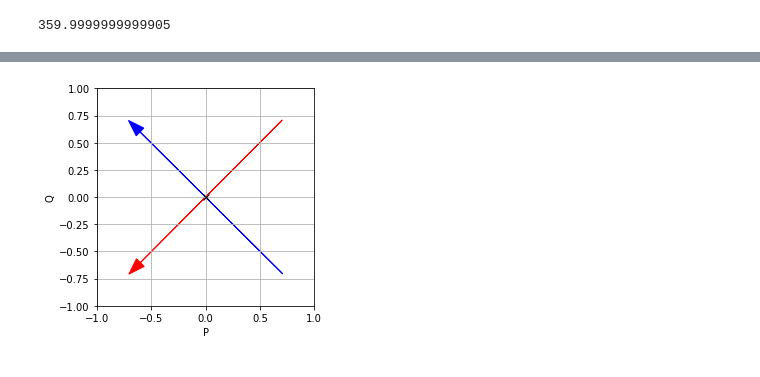
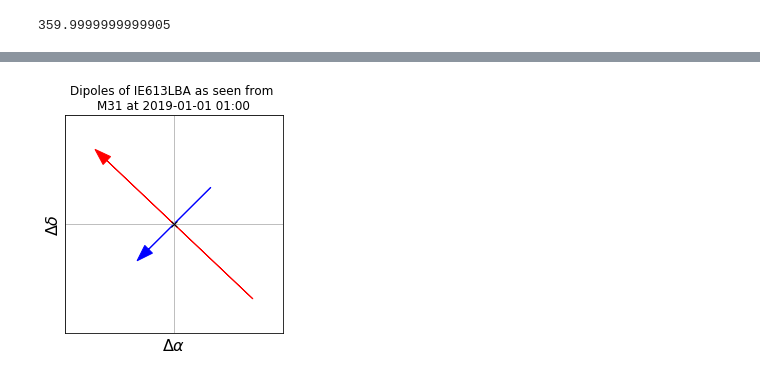
Before and after one commit to tammojan/lofarscripts, a Jupyter notebook: dipole_projection.ipynb, the cells around one changed output, grey strips where cells are left out. Drawn from its saved outputs; the diff is of its cells as text; code cells hidden in the pictures.

Commit message:
Dipole projection before refactor

```diff
--- a/dipole_projection.ipynb
+++ b/dipole_projection.ipynb
@@ -229,16 +251,64 @@ dipoles_projected_rotated = rotate_back_gcrs(test_coord_skycoord)@dipoles_gcrs
+# %%
+def rot_dec(theta):
+    """Rotates back along the y-axis with an angle theta"""
+    return  np.array([[np.cos(-theta), 0, - np.sin(-theta)],
+                      [0,              1,                0],
+                      [np.sin(-theta), 0,   np.cos(-theta)]])
+# %%
+def gcrs_to_harry(pointing_skycoord: SkyCoord):
+    """Rotate back so that at coord_skycoord is at ra=0, dec=0"""
+    return rot_dec(pointing_skycoord.dec)@rot_ra(pointing_skycoord.ra)
+# %%
+def get_dipoles_harry(pointing_skycoord, time, stationname):
+    a = np.sqrt(.5)
+    dipoles_pqr = np.array([[ a,  a, 0],
+                            [ a, -a, 0],
+                            [-a, -a, 0],
+                            [-a,  a, 0]]).T
+    dipoles_gcrs = (gcrs_to_itrs(time).T) @ db.pqr_to_etrs[stationname] @ dipoles_pqr
+    dipoles_harry = gcrs_to_harry(pointing_skycoord) @ dipoles_gcrs
+    return dipoles_harry
+# %%
+dipoles_harry = get_dipoles_harry(SkyCoord.from_name("M31"), Time.now(), "IE613LBA")
 # %%
-fig, ax = plt.subplots(1)
-x, y = dipoles_projected_rotated[1:3]
-ax.grid()
-ax.arrow(x[0], y[0], x[2] - x[0], y[2] - y[0], head_width=0.1, color='r',
-         length_includes_head=True)
-ax.arrow(x[1], y[1], x[3] - x[1], y[3] - y[1], head_width=0.1, color='b',
-         length_includes_head=True)
-ax.set_aspect(1)
-ax.set_xlim(-1, 1)
-ax.set_ylim(-1, 1)
-ax.set_xlabel("P")
-ax.set_ylabel("Q")
-ax.plot(0, 0, 'kx');
+def plot_dipoles_harry(pointing_str: str, timedelta: float, stationname: str):
+    """Plot projected dipoles"""
+    fig, ax = plt.subplots(1)
+
+    t0 = Time("2019-01-01T01:00")
+
+    if pointing_str == "zenith":
+        pointing = AltAz(location=station_to_earthlocation(stationname),
+                         alt=89.0*u.deg, az=0*u.deg,
+                         obstime=t0).transform_to(GCRS)
+    else:
+        pointing = SkyCoord.from_name(pointing_str)
+
+    time = t0 + timedelta * u.day
+
+    dipoles_harry = get_dipoles_harry(pointing,
+                                      time,
+                                      stationname)
+
+    x, y = dipoles_harry[1:3]
+    ax.grid()
+    ax.arrow(x[2], y[2], x[0] - x[2], y[0] - y[2], head_width=0.1, color='r',
+             length_includes_head=True)
+    ax.arrow(x[1], y[1], x[3] - x[1], y[3] - y[1], head_width=0.1, color='b',
+             length_includes_head=True)
+    ax.set_aspect(1)
+    ax.set_xlim(-1, 1)
+    ax.set_ylim(-1, 1)
+    ax.set_xticks([-1,0,1])
+    ax.set_yticks([-1,0,1])
+    ax.tick_params(axis="x", bottom=False, top=False, labelbottom=False)
+    ax.tick_params(axis="y", left=False, right=False, labelleft=False)
+    ax.set_xlabel(r"$\Delta  \alpha$", fontsize=16)
+    ax.set_ylabel(r"$\Delta  \delta$", fontsize=16)
+    ax.set_title(f"Dipoles of {stationname} as seen from \n{pointing_str} at {time.iso[:16]}")
+    _ = ax.plot(0, 0, 'kx');
+    return fig
-# %% [output]
-[figure, removed]
+# %%
+plot_dipoles_harry("M31", 0, "IE613LBA");
+# %% [output]
+[figure, added]
```
Also changed, not shown: parts of 50 cells of this notebook.
